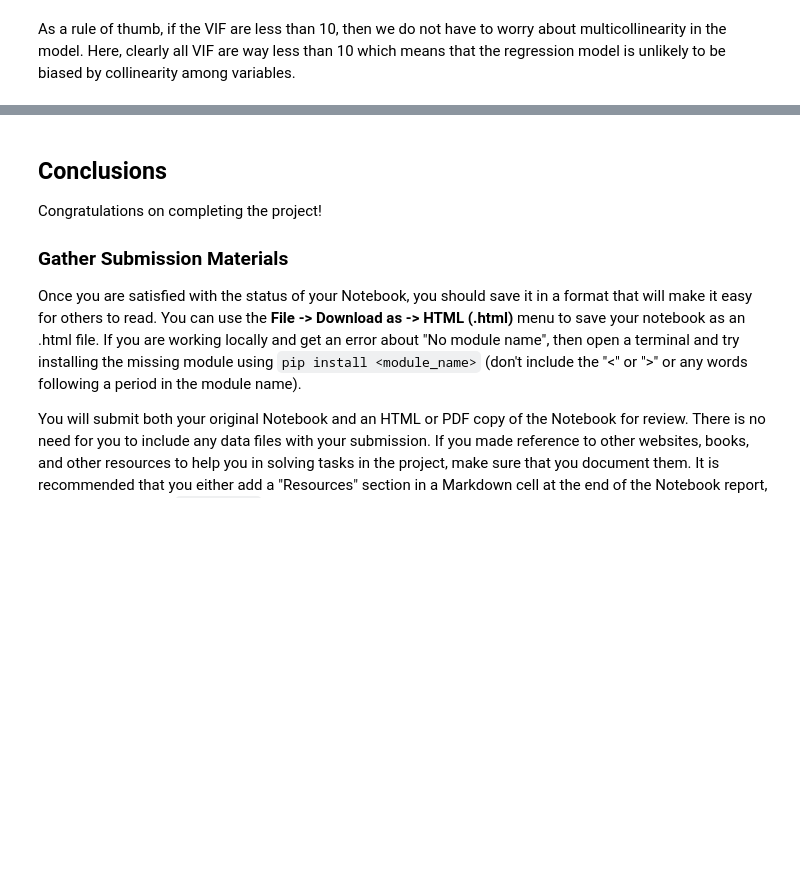
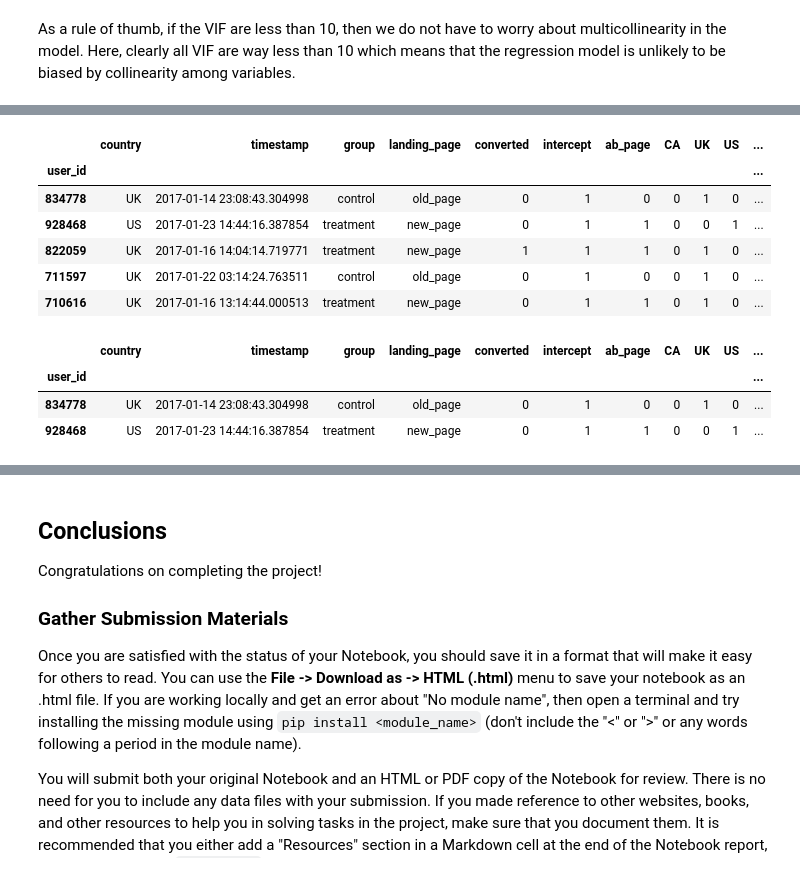
Before and after one commit to janikvalentin/Landing_Page_AB-Test, a Jupyter notebook: Analyze_ab_test_results.ipynb, the cells around one changed output, grey strips where cells are left out. Saved outputs shown, nothing was run; the diff lists cells and outputs as text; code cells hidden in the pictures; blank space fills up the shorter version.

Commit message:
Add time of conversion variable to regression

```diff
--- a/Analyze_ab_test_results.ipynb
+++ b/Analyze_ab_test_results.ipynb
@@ -539,0 +554,7 @@ As a rule of thumb, if the VIF are less than 10, then we do not have to worry ab
+# %%
+# change timestamp column from string to datetime object
+df_new['timestamp'] = pd.to_datetime(df_new['timestamp'])
+# %%
+# create new column day_of_month which contains the day of the timestamp
+df_new['day_of_month'] = df_new['timestamp'].dt.day
+df_new.day_of_month.describe()
@@ -539,0 +573,32 @@ As a rule of thumb, if the VIF are less than 10, then we do not have to worry ab
+# %%
+# define function which queries the day_of_month column
+def assign_week(df_new):
+    if df_new['day_of_month'] <= 7:
+        week = 1
+    elif df_new['day_of_month'] <= 13:
+        week = 2
+    elif df_new['day_of_month'] <= 19:
+        week = 3
+    else : week = 4
+    return week
+# %%
+# create a new colum period
+df_new['period'] = df_new.apply(assign_week, axis=1)
+df_new.head()
+# %% [output]
+|  | country | timestamp | group | landing_page | converted | intercept | ab_page | CA | UK | US | ... |
+| user_id |  |  |  |  |  |  |  |  |  |  | ... |
+| 834778 | UK | 2017-01-14 23:08:43.304998 | control | old_page | 0 | 1 | 0 | 0 | 1 | 0 | ... |
+| 928468 | US | 2017-01-23 14:44:16.387854 | treatment | new_page | 0 | 1 | 1 | 0 | 0 | 1 | ... |
+| 822059 | UK | 2017-01-16 14:04:14.719771 | treatment | new_page | 1 | 1 | 1 | 0 | 1 | 0 | ... |
+| 711597 | UK | 2017-01-22 03:14:24.763511 | control | old_page | 0 | 1 | 0 | 0 | 1 | 0 | ... |
+| 710616 | UK | 2017-01-16 13:14:44.000513 | treatment | new_page | 0 | 1 | 1 | 0 | 1 | 0 | ... |
+# %%
+# get dummies from period column to use in regression
+df_new[['period1', 'period2', 'period3', 'period4']] = pd.get_dummies(df_new['period'])
+df_new.head(2)
+# %% [output]
+|  | country | timestamp | group | landing_page | converted | intercept | ab_page | CA | UK | US | ... |
+| user_id |  |  |  |  |  |  |  |  |  |  | ... |
+| 834778 | UK | 2017-01-14 23:08:43.304998 | control | old_page | 0 | 1 | 0 | 0 | 1 | 0 | ... |
+| 928468 | US | 2017-01-23 14:44:16.387854 | treatment | new_page | 0 | 1 | 1 | 0 | 0 | 1 | ... |
```
Also changed, not shown: parts of 19 cells of this notebook.
